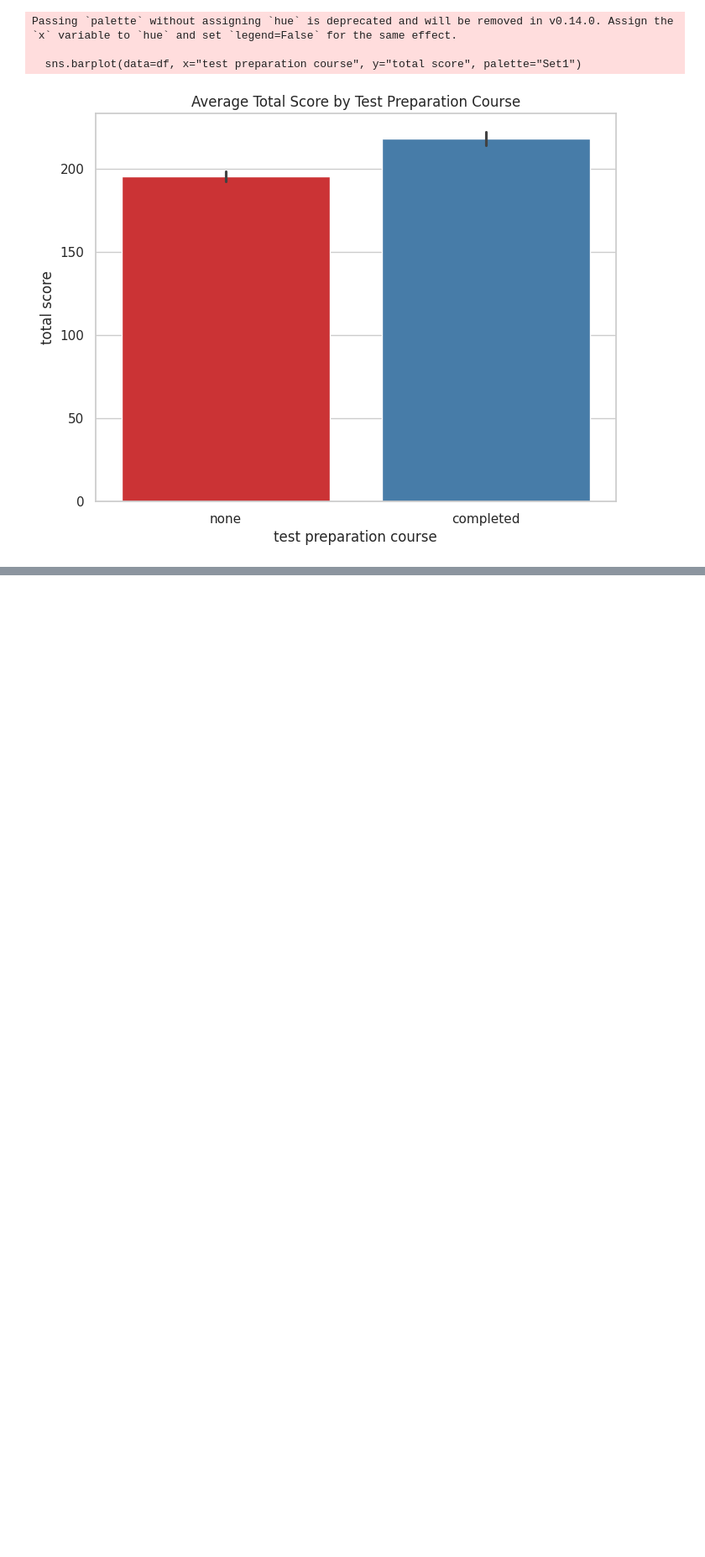
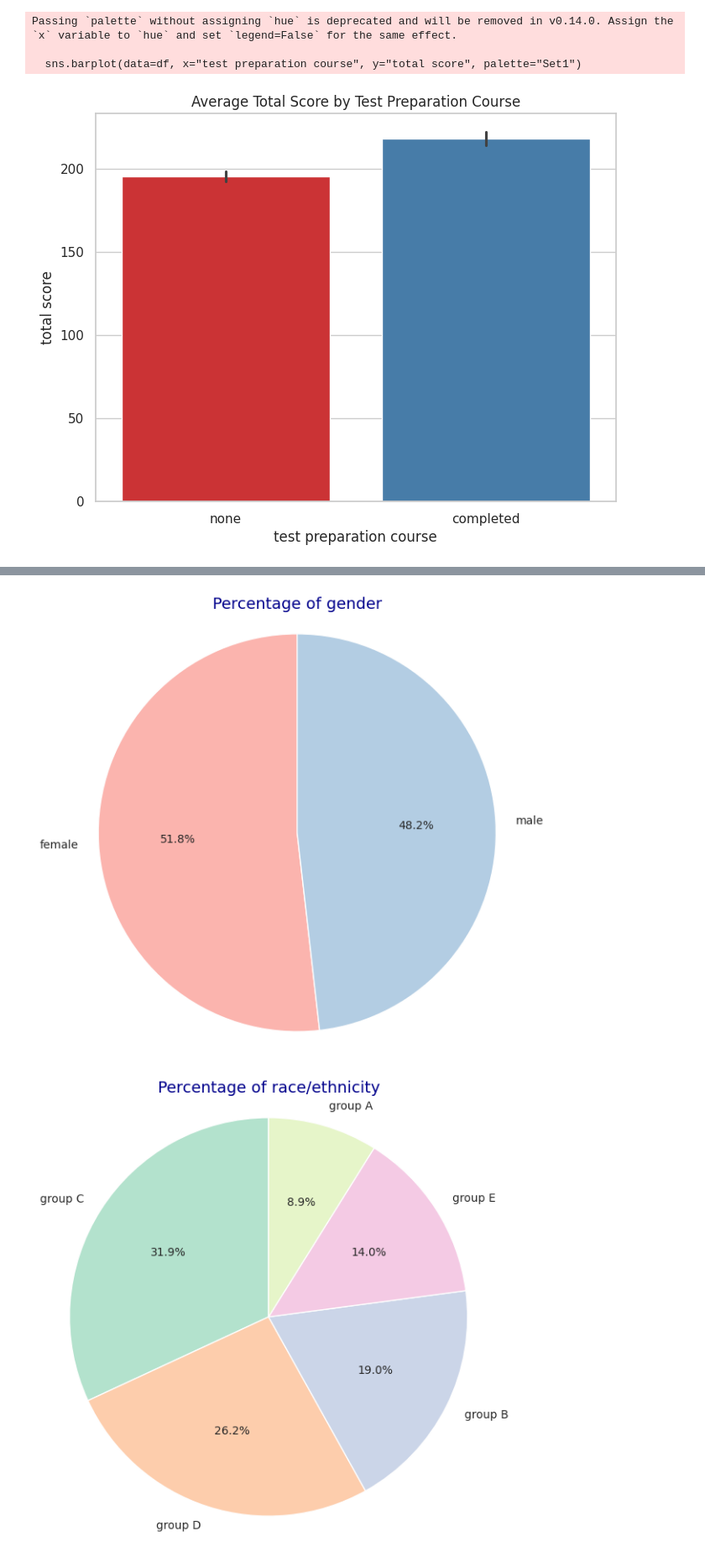
Before and after one commit to gopaps/MachineLearning, a Jupyter notebook: week 4/week_4.ipynb, the cells around one changed output, grey strips where cells are left out. Shown at 84% size. Saved outputs shown, nothing was run; the diff lists cells and outputs as text; code cells hidden in the pictures; blank space fills up the shorter version.

```diff
--- a/week 4/week_4.ipynb
+++ b/week 4/week_4.ipynb
@@ -248,0 +555,21 @@ Passing `palette` without assigning `hue` is deprecated and will be removed in v
+# %%
+def plot_pie_chart(column_name, color_map='Pastel1'):
+    data = df[column_name].value_counts()
+    labels = data.index
+    sizes = data.values
+
+    plt.figure(figsize=(7, 7))
+    plt.pie(sizes, labels=labels, autopct='%1.1f%%', startangle=90, colors=plt.cm.get_cmap(color_map).colors)
+    plt.axis('equal')  # Untuk memastikan pie chart berbentuk lingkaran
+    plt.title(f'Percentage of {column_name}', fontsize=14, color='darkblue')
+    plt.show()
+
+# Menggunakan palet warna pastel
+plot_pie_chart('gender', 'Pastel1')
+plot_pie_chart('race/ethnicity', 'Pastel2')
+plot_pie_chart('lunch', 'Pastel1')
+plot_pie_chart('parental level of education', 'Pastel2')
+plot_pie_chart('test preparation course', 'Pastel1')
+# %% [output]
+[figure, added]
+[figure, added]
```
Also changed, not shown: parts of 7 cells of this notebook.
